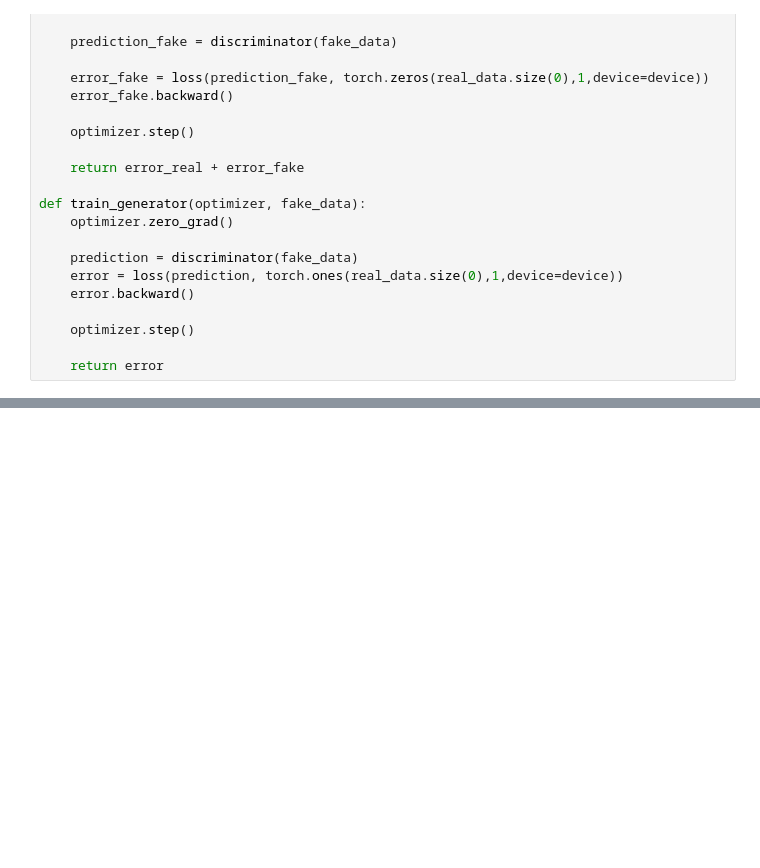
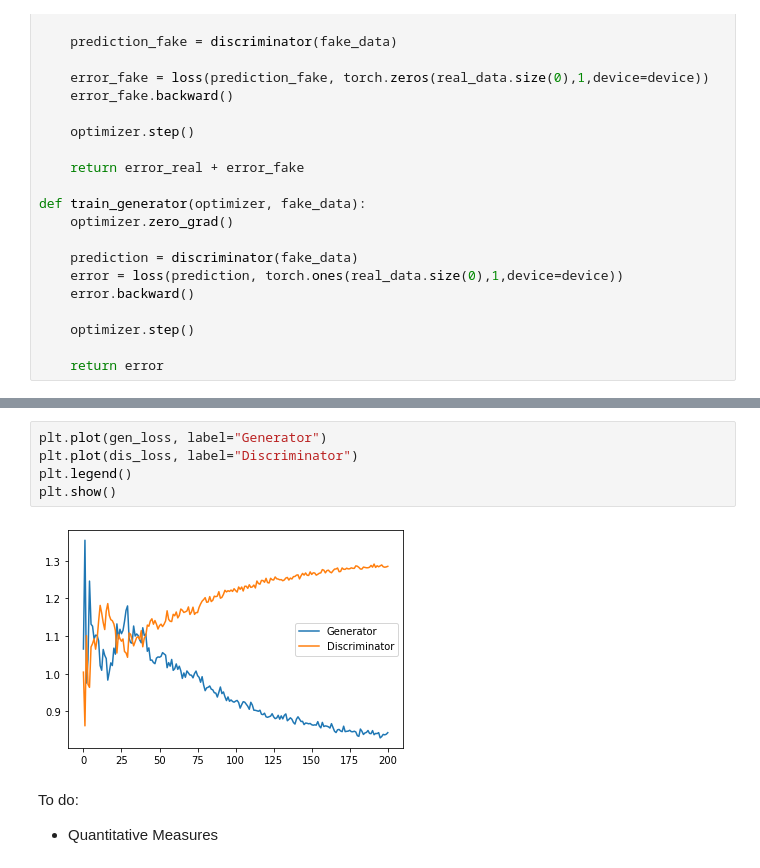
Before and after one commit to clbonet/Generative-Models, a Jupyter notebook: GAN.ipynb, the cells around one changed output, grey strips where cells are left out. Cells and saved outputs as stored; diff of their text form; blank space fills up the shorter version.

```diff
--- a/GAN.ipynb
+++ b/GAN.ipynb
@@ -202,0 +232,10 @@ for epoch in range(num_epochs):
+# %%
+plt.plot(gen_loss, label="Generator")
+plt.plot(dis_loss, label="Discriminator")
+plt.legend()
+plt.show()
+# %% [output]
+[figure, added]
+# %% [markdown]
+To do:
+- Quantitative Measures
```
Also changed, not shown: parts of 10 cells of this notebook.
